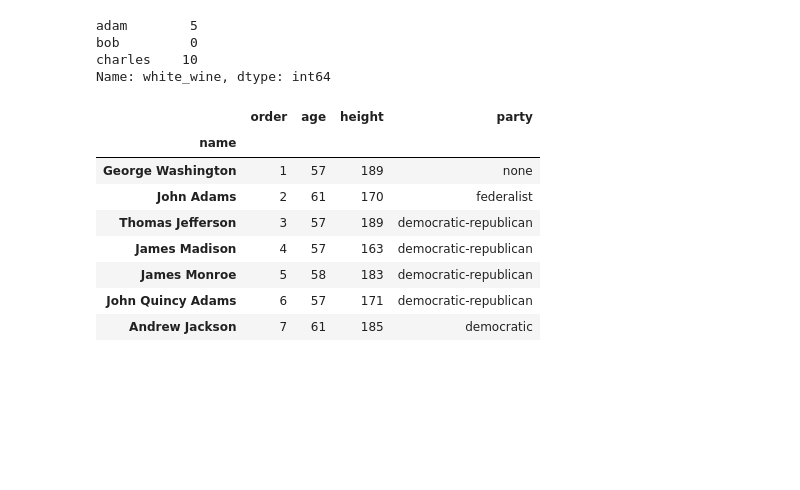
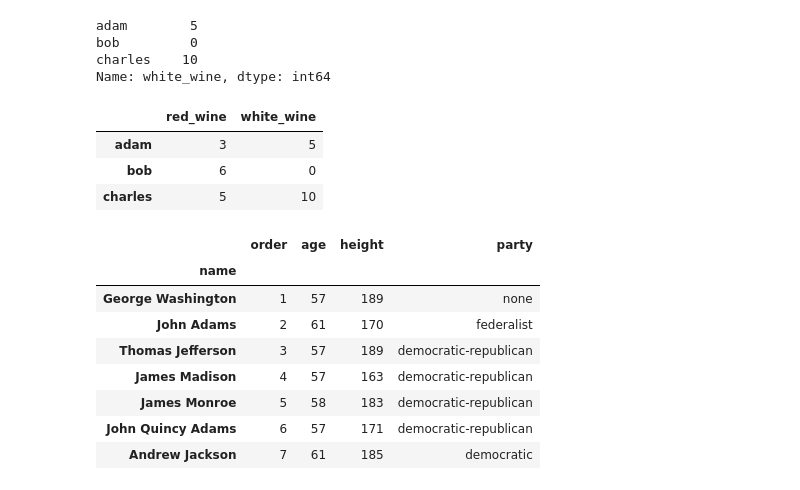
Before and after one commit to IssamAbdoh/Data-Science-Sololearn, a Jupyter notebook: Data Analysis/Data Analysis.ipynb, the cells around one changed output. Cells and saved outputs as stored; diff of their text form; code cells hidden in the pictures; blank space fills up the shorter version.

```diff
--- a/Data Analysis/Data Analysis.ipynb
+++ b/Data Analysis/Data Analysis.ipynb
@@ -40,6 +40,13 @@ adam        5
 bob         0
 charles    10
 Name: white_wine, dtype: int64
+# %%
+sales
+# %% [output]
+|  | red_wine | white_wine |
+| adam | 3 | 5 |
+| bob | 6 | 0 |
+| charles | 5 | 10 |
 # %%
 presidents_df = pd.read_csv('https://sololearn.com/uploads/files/president_heights_party.csv', index_col='name')
 
```
Also changed, not shown: parts of 5 cells of this notebook.
